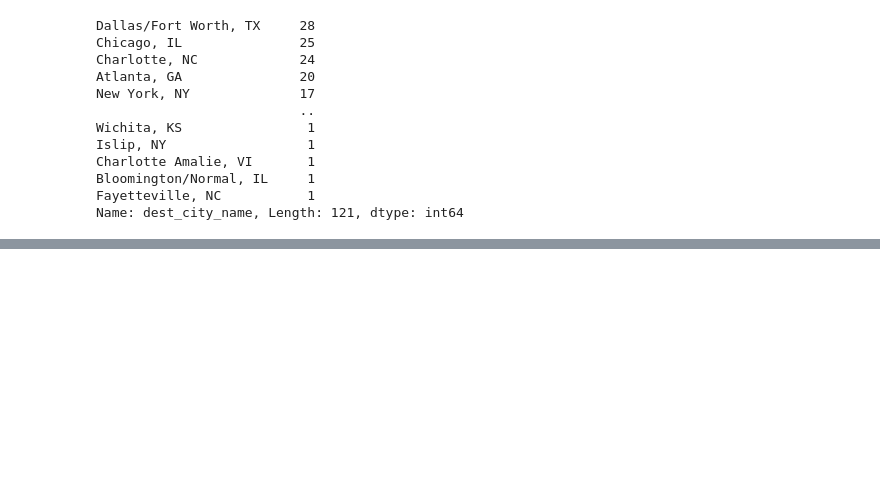
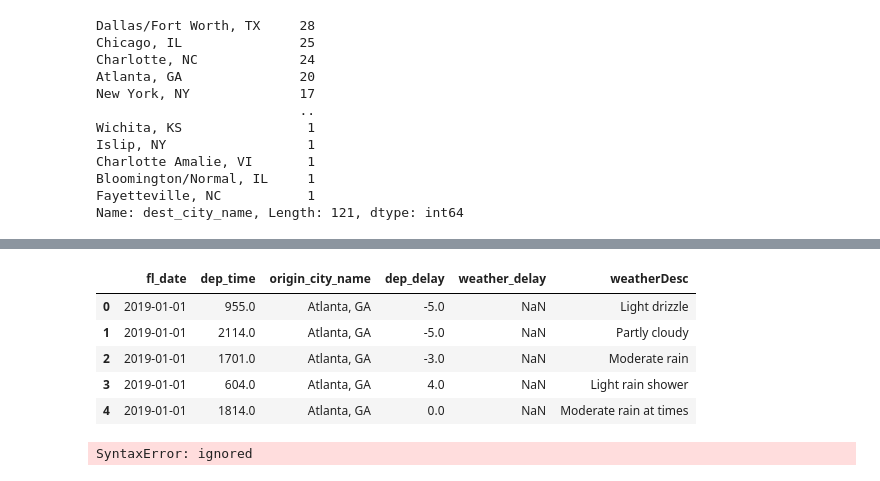
Before and after one commit to sjmitche9/Midterm-Project, a Jupyter notebook: Flights_WorldWeatherOnline_API.ipynb, the cells around one changed output, grey strips where cells are left out. Cells and saved outputs as stored; diff of their text form; code cells hidden in the pictures; blank space fills up the shorter version.

```diff
--- a/Flights_WorldWeatherOnline_API.ipynb
+++ b/Flights_WorldWeatherOnline_API.ipynb
@@ -177,0 +365,2 @@ def get_venues(x):
+# %%
+Jan19_ATL_flights.loc[0, 'weatherDesc'] = ATL_January_weather.loc[0, 'hour 900']
@@ -177,0 +372,4 @@ def get_venues(x):
+# %%
+# Simplify datatframe names
+flights = Jan19_ATL_flights
+weather = ATL_January_weather
@@ -177,0 +380,26 @@ def get_venues(x):
+# %%
+# .apply function
+# take in row, look at the departure time as input, return a given weather column based on dep_time
+
+def get_desc(row):
+    time = row['dep_time']
+    if pd.isnull(time):
+      return np.nan
+    date = row['fl_date']
+    bin = int(time//300)
+    hour = bin*300
+    if hour > 2100:
+      hour = 2100
+    col_name = f'hour {hour}'
+    return weather.loc[date, col_name]
+# %%
+flights.loc[:, 'weatherDesc'] = flights.apply(get_desc, axis = 1)
+# %%
+flights.head()
+# %% [output]
+|  | fl_date | dep_time | origin_city_name | dep_delay | weather_delay | weatherDesc |
+| 0 | 2019-01-01 | 955.0 | Atlanta, GA | -5.0 | NaN | Light drizzle |
+| 1 | 2019-01-01 | 2114.0 | Atlanta, GA | -5.0 | NaN | Partly cloudy |
+| 2 | 2019-01-01 | 1701.0 | Atlanta, GA | -3.0 | NaN | Moderate rain |
+| 3 | 2019-01-01 | 604.0 | Atlanta, GA | 4.0 | NaN | Light rain shower |
+| 4 | 2019-01-01 | 1814.0 | Atlanta, GA | 0.0 | NaN | Moderate rain at times |
@@ -177,0 +415,4 @@ def get_venues(x):
+# %%
+/content/Jan2019_Atlanta_Flights_withWeather.csv
+# %% [output]
+SyntaxError: ignored
```
Also changed, not shown: parts of 53 cells of this notebook.
